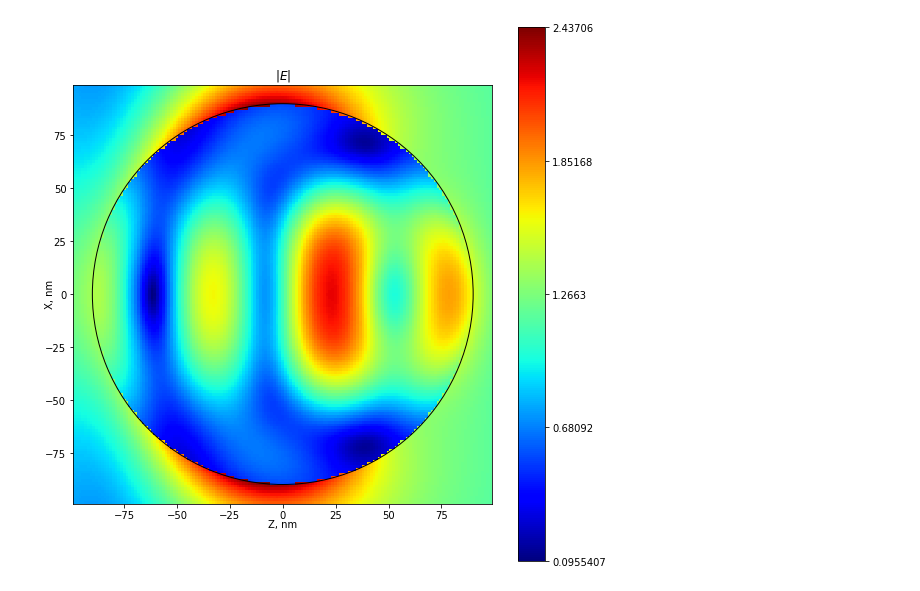
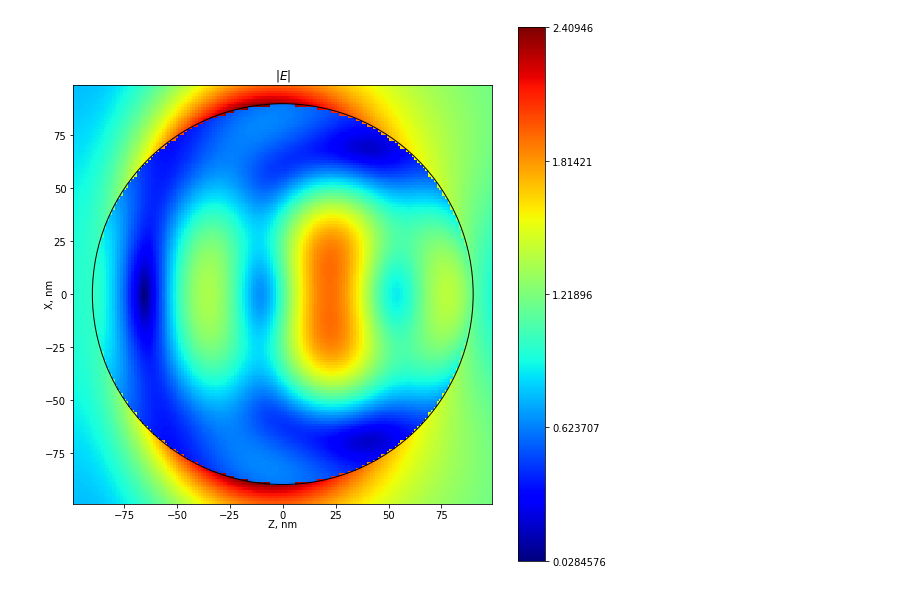
Before and after one commit to BioRyajenka/scattnlay, a Jupyter notebook: examples/Untitled.ipynb, the cells around one changed output. Cells and saved outputs as stored; diff of their text form; code cells hidden in the pictures.

```diff
--- a/examples/Untitled.ipynb
+++ b/examples/Untitled.ipynb
@@ -21,9 +21,9 @@ x[0] = core_r
 npts = 151					# plot will be npts x npts
 factor=1.1					# area of plot
 
-#index = 4.6265+0.13845j	# refractive index
+index = 4.6265+0.13845j	# refractive index
 #index = sqrt(16)
-index = 4.639+0.078841j
+#index = 4.639+0.078841j
 nm = 1.0						# refractive index of host media
 
 m = np.ones((1), dtype = np.complex128)
@@ -55,5 +55,5 @@ Er = np.absolute(Ec)
 Eabs = np.sqrt(Er[:, 0]**2 + Er[:, 1]**2 + Er[:, 2]**2)
 #Eabs = Er[:, 1]
 
-fieldplot2(flow_total, Eabs, coordX, coordZ, x, m, npts, factor)
+fieldplot2(Eabs, coordX, coordZ, x, m, npts, factor)
 # %% [output]
@@ -62,4 +62,4 @@ Wall time: 59.5 ms
-[figure, old version]
+[figure, new version]
 # %%
 normalized_r = normalize_units(core_r).reshape(1)[0]
 normalized_x = normalize_units(x)
```
Also changed, not shown: parts of 6 cells of this notebook, 1 other file.
